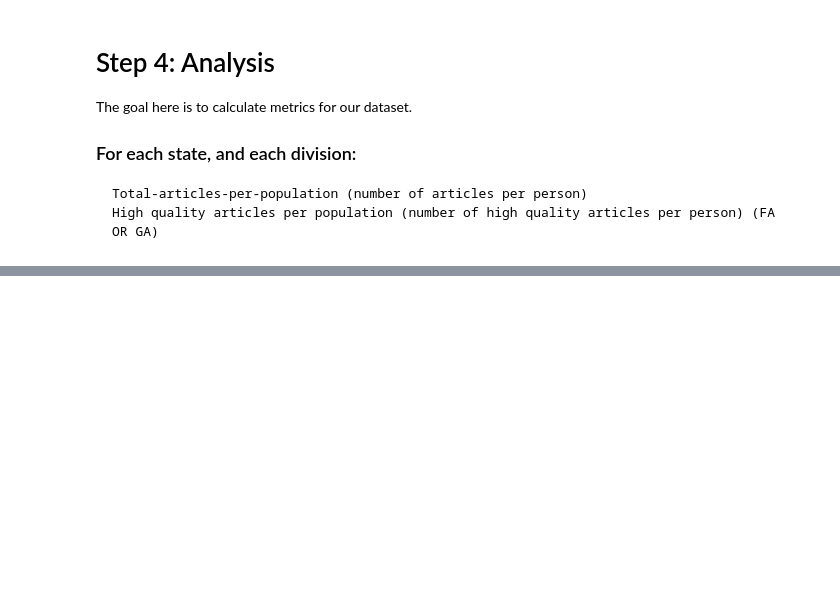
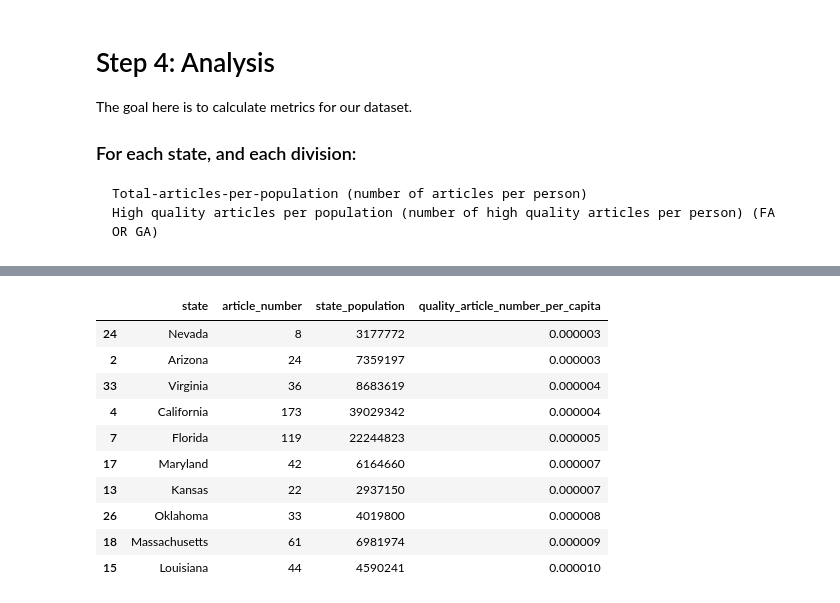
Before and after one commit to ZachBowyer/data-512-homework_2, a Jupyter notebook: src/Analysis.ipynb, the cells around one changed output, grey strips where cells are left out. Drawn from its saved outputs; the diff is of its cells as text; code cells hidden in the pictures; blank space fills up the shorter version.

```diff
--- a/src/Analysis.ipynb
+++ b/src/Analysis.ipynb
@@ -426,0 +565,15 @@ Census divisions by high quality coverage: Rank ordered list of US census divisi
+# %%
+# 4. Bottom 10 US states by high quality: The 10 US states with the lowest high quality articles per capita (in ascending order).
+State_numquality_articles.sort_values(by='quality_article_number_per_capita', ascending=True).head(10)
+# %% [output]
+|  | state | article_number | state_population | quality_article_number_per_capita |
+| 24 | Nevada | 8 | 3177772 | 0.000003 |
+| 2 | Arizona | 24 | 7359197 | 0.000003 |
+| 33 | Virginia | 36 | 8683619 | 0.000004 |
+| 4 | California | 173 | 39029342 | 0.000004 |
+| 7 | Florida | 119 | 22244823 | 0.000005 |
+| 17 | Maryland | 42 | 6164660 | 0.000007 |
+| 13 | Kansas | 22 | 2937150 | 0.000007 |
+| 26 | Oklahoma | 33 | 4019800 | 0.000008 |
+| 18 | Massachusetts | 61 | 6981974 | 0.000009 |
+| 15 | Louisiana | 44 | 4590241 | 0.000010 |
```
Also changed, not shown: parts of 11 cells of this notebook, 2 other files.
